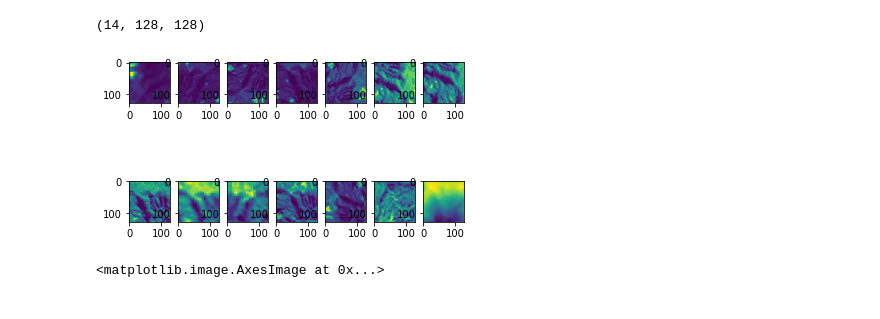
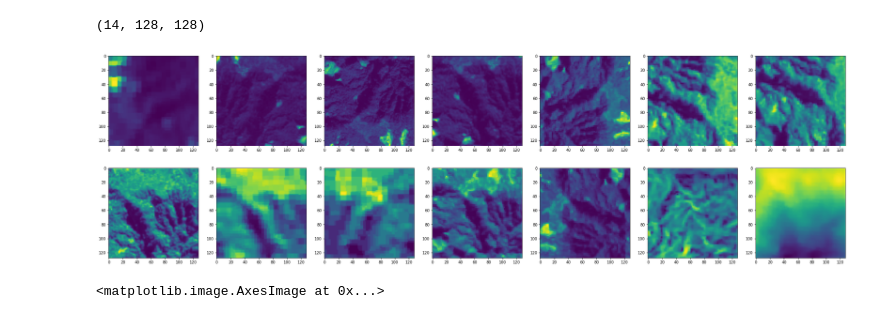
Before and after one commit to SebasGarcia08/Landslide4Sense, a Jupyter notebook: notebooks/1_sga_img_aug.ipynb, the cells around one changed output. Saved outputs shown, nothing was run; the diff lists cells and outputs as text; code cells hidden in the pictures.

Commit message:
Adds visualizations

```diff
--- a/notebooks/1_sga_img_aug.ipynb
+++ b/notebooks/1_sga_img_aug.ipynb
@@ -49,16 +49,16 @@ augmented_channels = np.array(augmented_channels)[np.newaxis, ...]
 augmented_img = np.concatenate(augmented_channels, axis=0)
 # %%
 nrows, ncols = 2, 7
-fig, ax = plt.subplots(nrows=nrows, ncols=ncols)
+fig, ax = plt.subplots(nrows=nrows, ncols=ncols, figsize=(5*ncols, 5*nrows))
 k = 0
 
 for i in range(nrows):
     for j in range(ncols):
         channel = augmented_img[k, ...]
         ax[i, j].imshow(channel)
         k += 1
 # %% [output]
-[figure, old version]
+[figure, new version]
 # %%
 plt.imshow(augmented_img[0, ...])
 # %% [output]
```
Also changed, not shown: 1 other file.
